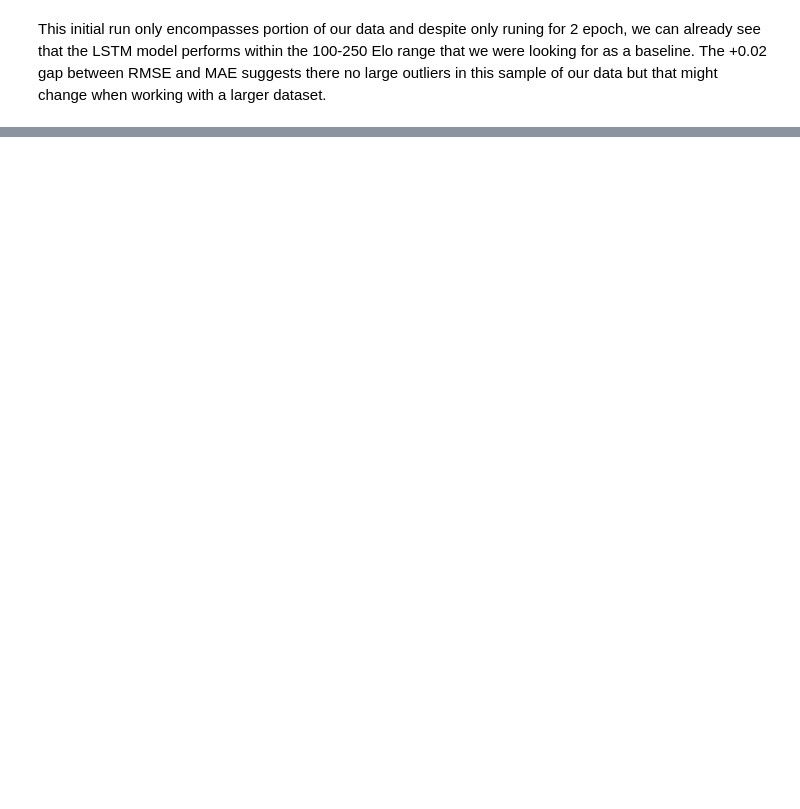
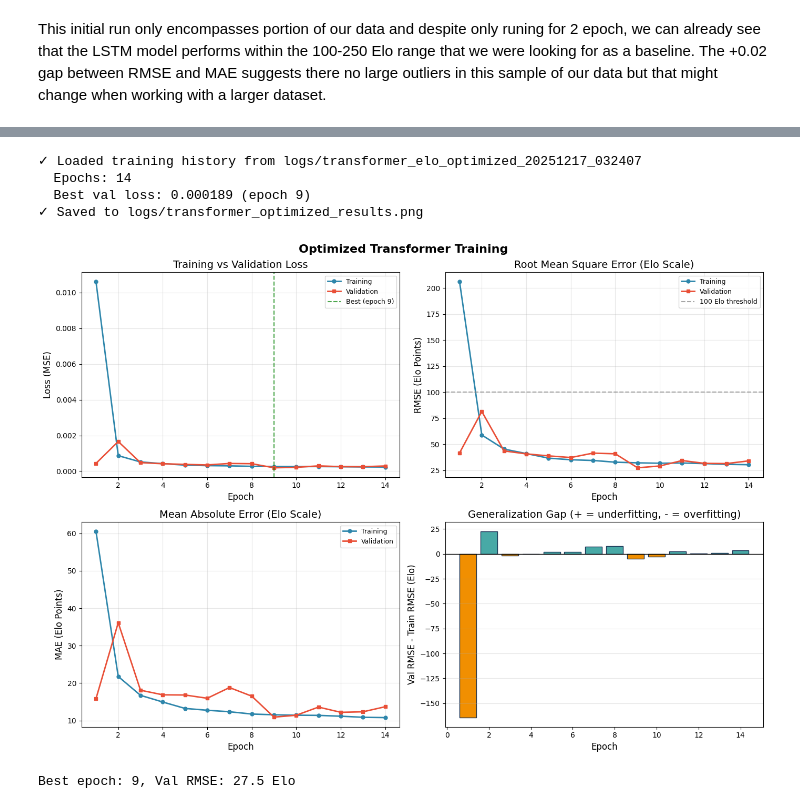
Before and after one commit to alberto93927/elo-predictor, a Jupyter notebook: Elo_Prediction.ipynb, the cells around one changed output, grey strips where cells are left out. Saved outputs shown, nothing was run; the diff lists cells and outputs as text; code cells hidden in the pictures; blank space fills up the shorter version.

```diff
--- a/Elo_Prediction.ipynb
+++ b/Elo_Prediction.ipynb
@@ -312,0 +2281,25 @@ FileNotFoundError: Dataset splits not found at data/processed/dataset_splits.pkl
+# %%
+# Check if Parquet data already exists (from previous runs)
+from pathlib import Path
+import pyarrow.parquet as pq
+
+parquet_dir = Path("data/parquet")
+train_parquet = parquet_dir / "train_games.parquet"
+val_parquet = parquet_dir / "val_games.parquet"
+test_parquet = parquet_dir / "test_games.parquet"
+
+if train_parquet.exists() and val_parquet.exists():
+    print("✓ Parquet data already exists!")
+    print(f"\nDataset statistics:")
+
+    for name, path in [("Train", train_parquet), ("Val", val_parquet), ("Test", test_parquet)]:
+        if path.exists():
+            pf = pq.ParquetFile(path)
+            num_rows = pf.metadata.num_rows
+            num_row_groups = pf.metadata.num_row_groups
+            print(f"  {name}: {num_rows:,} samples ({num_row_groups} row groups)")
+
+    print("\n→ Skipping preprocessing, using existing Parquet files.")
+else:
+    print("Parquet data not found. To generate it, run:")
+    print("  python scripts/preprocess_data_optimized.py --input <your_pgn.zst> --output data/parquet")
@@ -312,0 +3253,18 @@ FileNotFoundError: Dataset splits not found at data/processed/dataset_splits.pkl
+# %%
+# Visualize Optimized Transformer Training Results
+if 'optimized_result' in dir() and optimized_result is not None:
+    metrics = plot_training_results(
+        optimized_result['history'],
+        title="Optimized Transformer Training",
+        save_path="logs/transformer_optimized_results.png",
+    )
+    print(f"Best epoch: {metrics['best_epoch']}, Val RMSE: {metrics['best_val_rmse_elo']:.1f} Elo")
+else:
+    print("No training results found. Run the training cell first.")
+# %% [output]
+✓ Loaded training history from logs/transformer_elo_optimized_20251217_032407
+  Epochs: 14
+  Best val loss: 0.000189 (epoch 9)
+✓ Saved to logs/transformer_optimized_results.png
+[figure, added]
+Best epoch: 9, Val RMSE: 27.5 Elo
```
Also changed, not shown: parts of 36 cells of this notebook, 14 other files.
